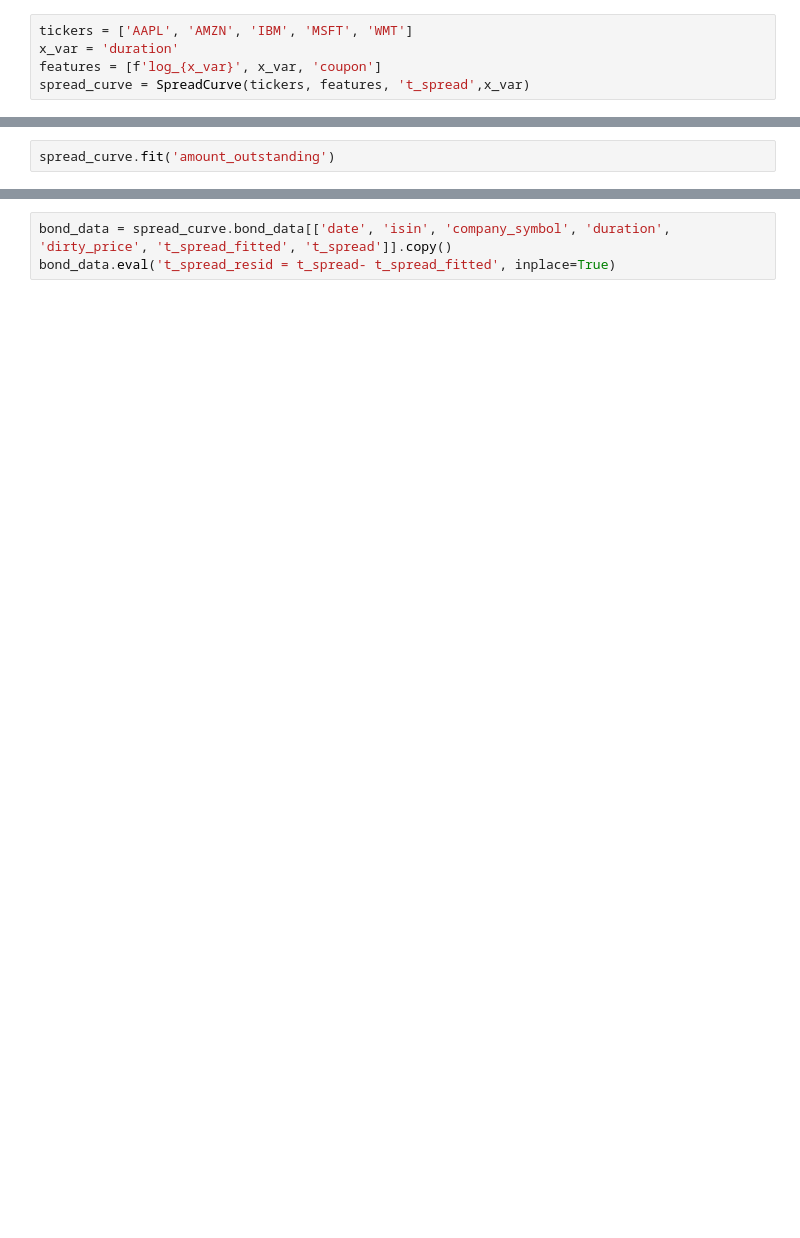
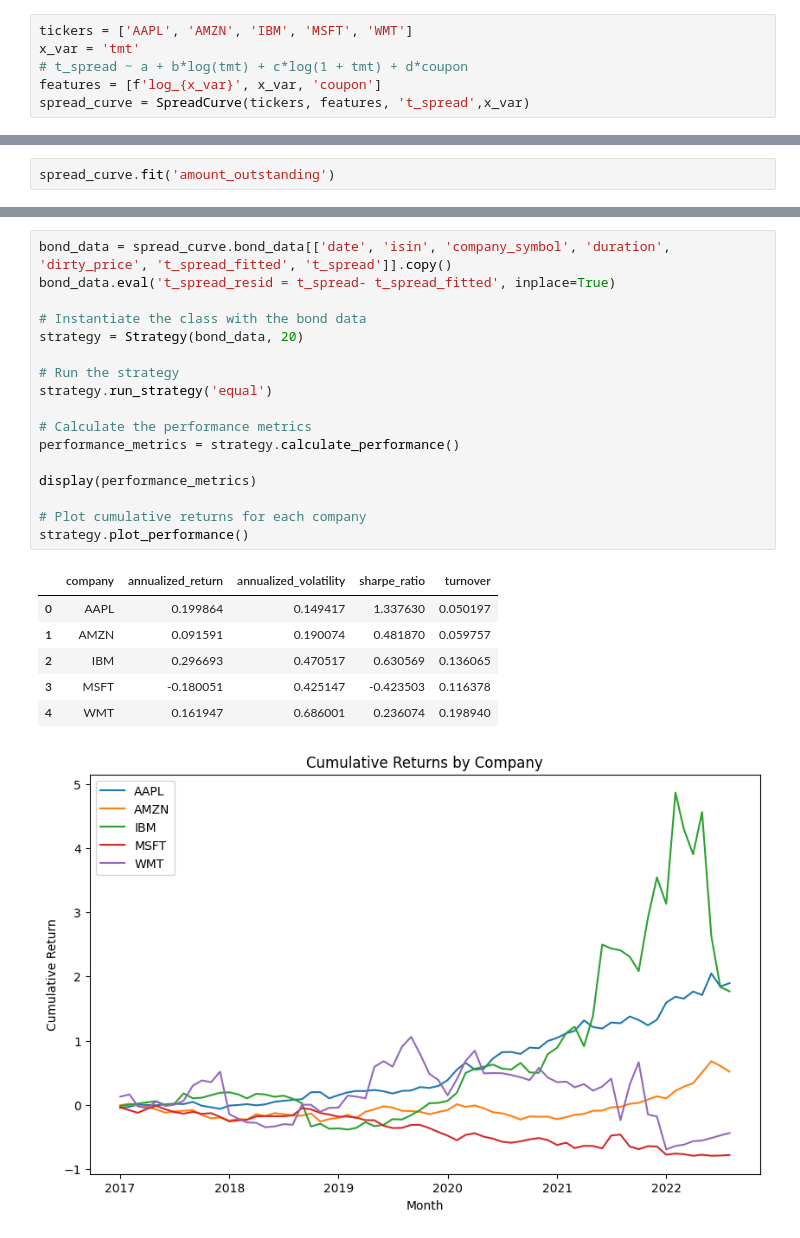
Before and after one commit to krystallin227/SystematicTrading, a Jupyter notebook: HW1/hw1.ipynb, the cells around one changed output, grey strips where cells are left out. Cells and saved outputs as stored; diff of their text form; blank space fills up the shorter version.

```diff
--- a/HW1/hw1.ipynb
+++ b/HW1/hw1.ipynb
@@ -4,6 +9,7 @@ from t_spread_curve import SpreadCurve
 from strategy_backtest import Strategy
 # %%
 tickers = ['AAPL', 'AMZN', 'IBM', 'MSFT', 'WMT']
-x_var = 'duration'
+x_var = 'tmt'
+# t_spread ~ a + b*log(tmt) + c*log(1 + tmt) + d*coupon
 features = [f'log_{x_var}', x_var, 'coupon']
 spread_curve = SpreadCurve(tickers, features, 't_spread',x_var)
@@ -29,6 +39,28 @@ for d in random_dates:
 # %%
 bond_data = spread_curve.bond_data[['date', 'isin', 'company_symbol', 'duration', 'dirty_price', 't_spread_fitted', 't_spread']].copy()
 bond_data.eval('t_spread_resid = t_spread- t_spread_fitted', inplace=True)
+
+# Instantiate the class with the bond data
+strategy = Strategy(bond_data, 20)
+
+# Run the strategy
+strategy.run_strategy('equal')
+
+# Calculate the performance metrics
+performance_metrics = strategy.calculate_performance()
+
+display(performance_metrics)
+
+# Plot cumulative returns for each company
+strategy.plot_performance()
+# %% [output]
+|  | company | annualized_return | annualized_volatility | sharpe_ratio | turnover |
+| 0 | AAPL | 0.199864 | 0.149417 | 1.337630 | 0.050197 |
+| 1 | AMZN | 0.091591 | 0.190074 | 0.481870 | 0.059757 |
+| 2 | IBM | 0.296693 | 0.470517 | 0.630569 | 0.136065 |
+| 3 | MSFT | -0.180051 | 0.425147 | -0.423503 | 0.116378 |
+| 4 | WMT | 0.161947 | 0.686001 | 0.236074 | 0.198940 |
+[figure, added]
 # %%
 bond_data = spread_curve.bond_data[['date', 'isin', 'company_symbol', 'duration', 'dirty_price', 't_spread_fitted', 't_spread']].copy()
 bond_data.eval('t_spread_resid = t_spread- t_spread_fitted', inplace=True)
```
Also changed, not shown: parts of 7 cells of this notebook, 2 other files.
